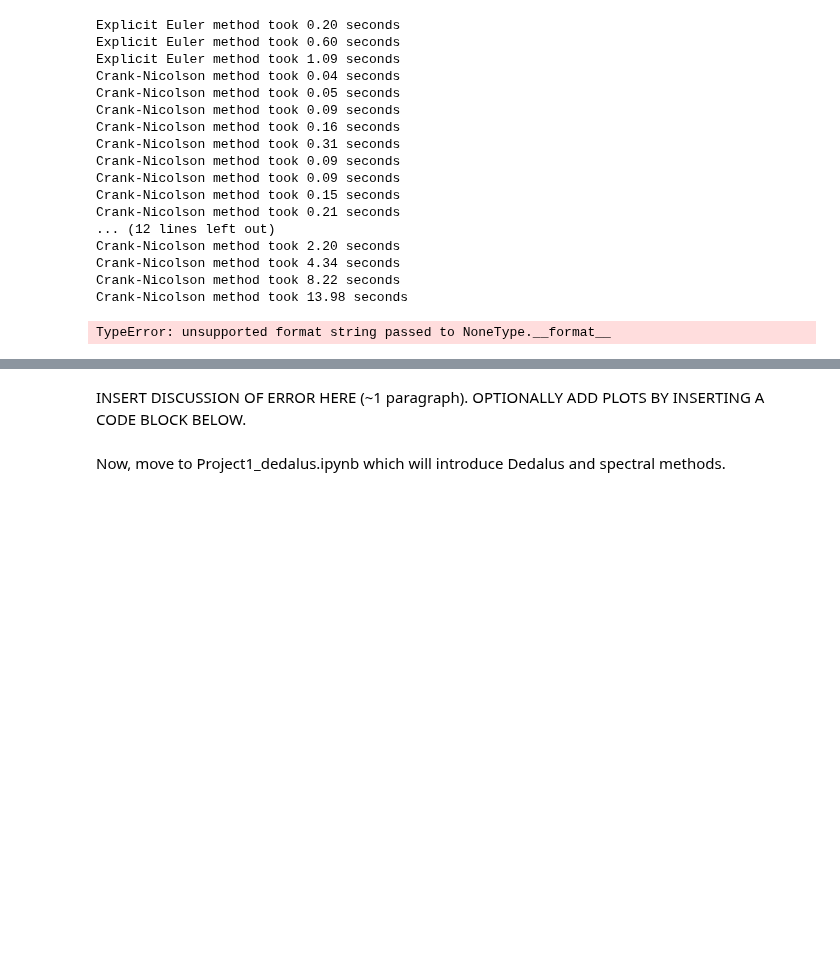
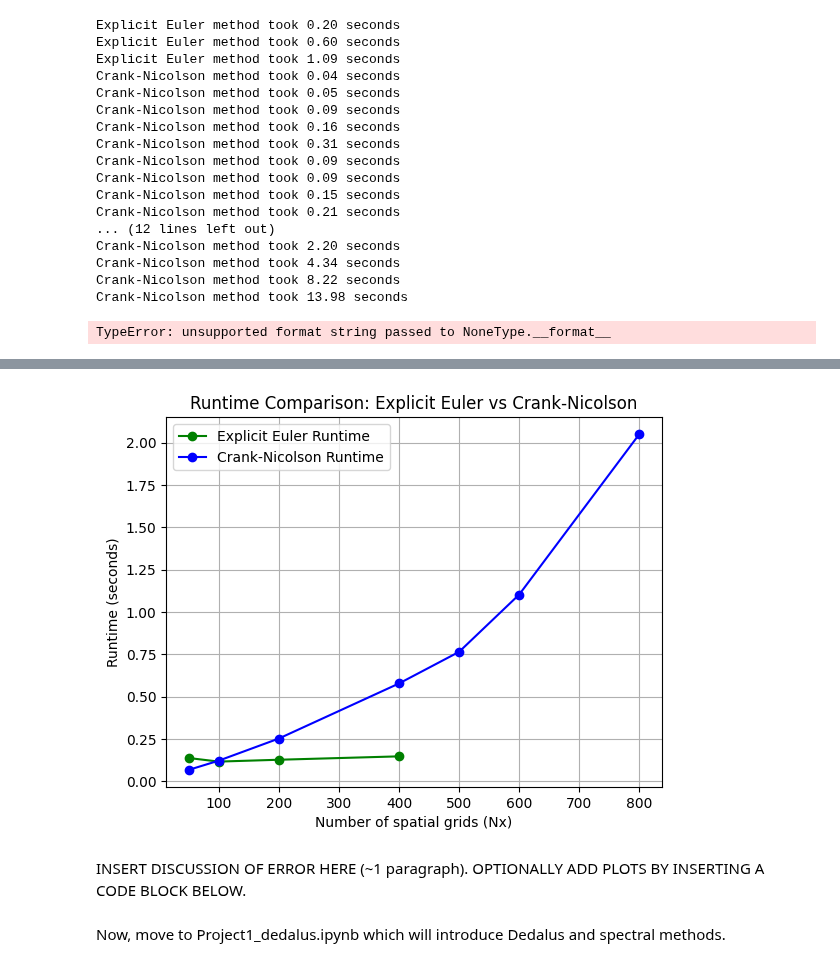
Before and after one commit to yu-huang-1/QCES, a Jupyter notebook: Project1_numerical_methods.ipynb, the cells around one changed output, grey strips where cells are left out. Saved outputs shown, nothing was run; the diff lists cells and outputs as text; code cells hidden in the pictures; blank space fills up the shorter version.

```diff
--- a/Project1_numerical_methods.ipynb
+++ b/Project1_numerical_methods.ipynb
@@ -633,3 +633,61 @@ Crank-Nicolson method took 4.34 seconds
 Crank-Nicolson method took 8.22 seconds
 Crank-Nicolson method took 13.98 seconds
 TypeError: unsupported format string passed to NoneType.__format__
+# %%
+# Set the error tolerance
+error_tolerance = 0.5  # can adjust this value
+
+
+# Function to run methods and collect runtime approaching the error tolerance
+def collect_runtime(method, x_start, x_end, kappa, t_end_exact, Nx_values, fixed_Nt):
+    runtimes = []
+    errors = []
+    for Nx in Nx_values:
+        # Spatial grid
+        x = np.linspace(x_start, x_end, Nx)
+        t = np.linspace(0, t_end_exact, fixed_Nt)
+
+        # Exact solution
+        c_exact = (1 / (4 * np.pi * kappa * t_end_exact))**0.5 * np.exp(-x**2 / (4 * kappa * t_end_exact))
+
+        # Start timer and run the method
+        start_time = time.time()
+        c_numerical = method(x, t, kappa)
+        c_numerical_final = c_numerical[:, -1]
+        elapsed_time = time.time() - start_time
+
+        # Compute the error
+        error = compute_error(c_exact, c_numerical_final)
+
+        # Collect runtime only if error is below tolerance
+        if error < error_tolerance:
+            runtimes.append(elapsed_time)
+            errors.append(error)
+
+    return runtimes, errors, Nx_values[:len(runtimes)]  # Return only Nx values for valid runs
+
+# Parameters for error analysis
+kappa = 0.001
+t_end_exact = 10
+fixed_Nt = 1000  # Fixed number of time steps for both methods
+
+# Grid sizes to try (varying delta x)
+Nx_values = [50, 100, 200, 400, 500, 600, 800]  # More refined grid sizes
+
+x_start = -1
+x_end = 1
+
+runtimes_EE, errors_EE, Nx_EE = collect_runtime(EE, x_start, x_end, kappa, t_end_exact, Nx_values, fixed_Nt)
+runtimes_CN, errors_CN, Nx_CN = collect_runtime(CN, x_start, x_end, kappa, t_end_exact, Nx_values, fixed_Nt)  # Replace with CN
+
+# Plot the runtime as a function of grid size (Nx)
+plt.figure()
+plt.plot(Nx_EE, runtimes_EE, label='Explicit Euler Runtime', marker='o', color='green')
+plt.plot(Nx_CN, runtimes_CN, label='Crank-Nicolson Runtime', marker='o', color='blue')
+plt.xlabel('Number of spatial grids (Nx)')
+plt.ylabel('Runtime (seconds)')
+plt.title('Runtime Comparison: Explicit Euler vs Crank-Nicolson')
+plt.legend()
+plt.grid(True)
+plt.show()
+# %% [output]
@@ -636,3 +708,4 @@ TypeError: unsupported format string passed to NoneType.__format__
+[figure, added]
 # %% [markdown]
 INSERT DISCUSSION OF ERROR HERE (~1 paragraph).  OPTIONALLY ADD PLOTS BY INSERTING A CODE BLOCK BELOW.
 # %% [markdown]
```
Also changed, not shown: parts of 2 cells of this notebook.
